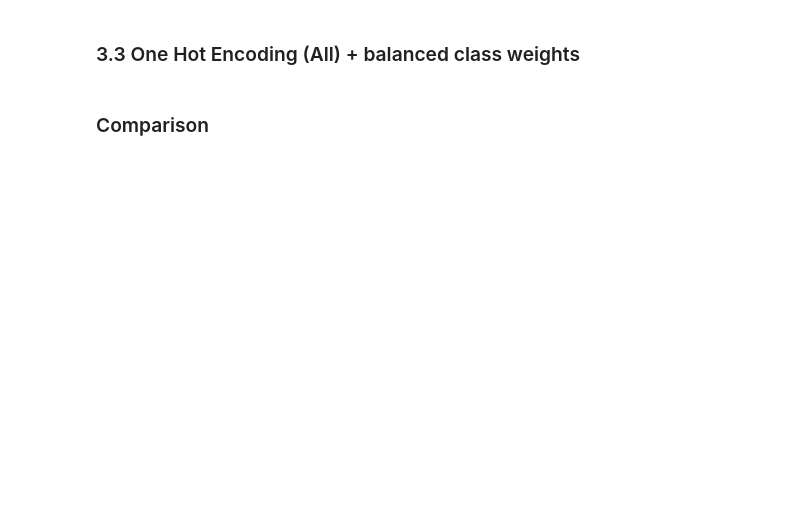
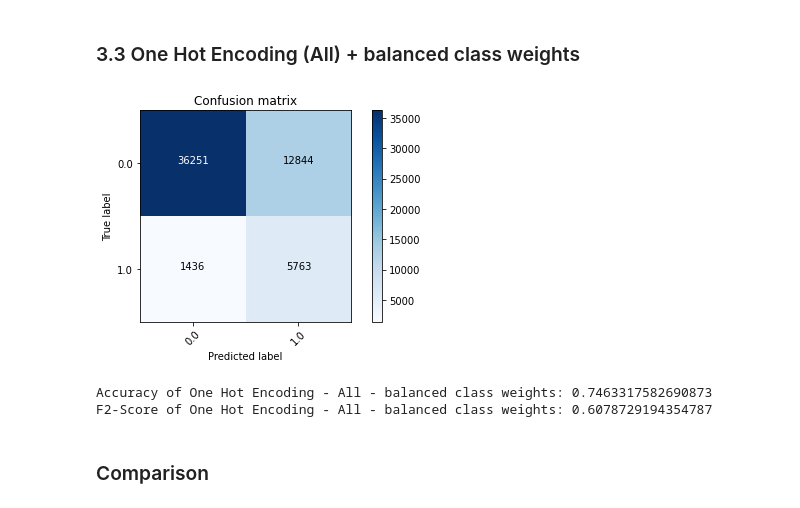
Before and after one commit to medplot/data-mining-project, a Jupyter notebook: jupyter_notebooks/support_vector_machine.ipynb, the cells around one changed output. Saved outputs shown, nothing was run; the diff lists cells and outputs as text; code cells hidden in the pictures; blank space fills up the shorter version.

```diff
--- a/jupyter_notebooks/support_vector_machine.ipynb
+++ b/jupyter_notebooks/support_vector_machine.ipynb
@@ -176,14 +180,18 @@ F1-Score of One Hot Encoding - All - Undersampled: 0.5533363159603082
 # %%
 #load data
 data_train, data_val, target_train, target_val = get_preprocessed_brfss_dataset_one_hot_encoded_all_columns_train_test_split()
 
 #create and train SVM, then predict
-svm = LinearSVC(max_iter=500, class_weights='balanced')
+svm = LinearSVC(max_iter=500, class_weight='balanced')
 svm.fit(data_train, target_train.values.ravel())
 val_predictions = svm.predict(data_val)
 
 #evaluate
 print(evaluation(target_val, val_predictions, "One Hot Encoding - All - balanced class weights")[0])
+# %% [output]
+[figure, added]
+Accuracy of One Hot Encoding - All - balanced class weights: 0.7463317582690873
+F2-Score of One Hot Encoding - All - balanced class weights: 0.6078729194354787
 # %% [markdown]
 ### Comparison
 # %%
```
Also changed, not shown: parts of 11 cells of this notebook.
